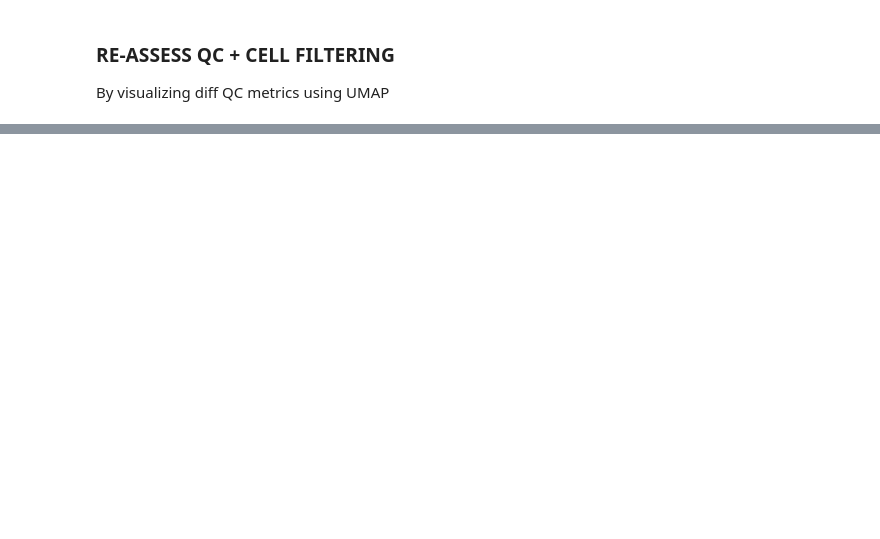
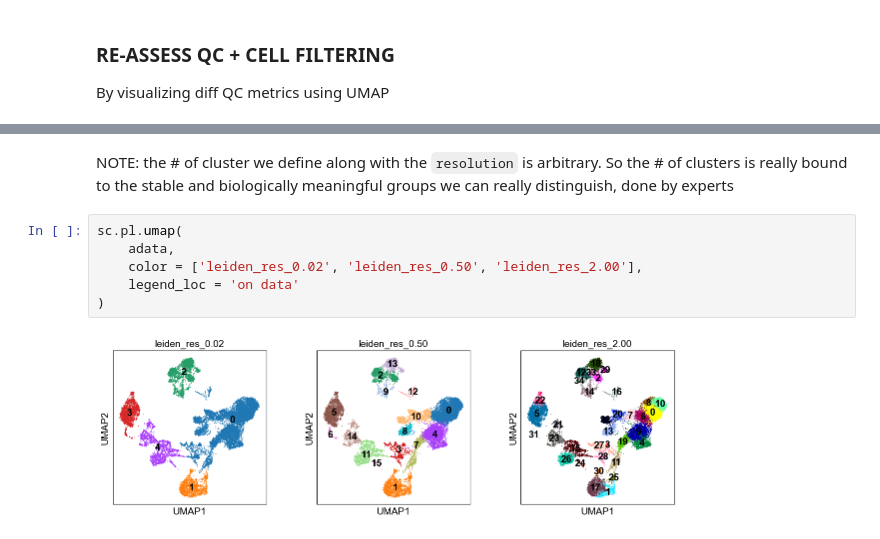
Before and after one commit to adamcatching/multiome-pipeline, a Jupyter notebook: src/TUTORIAL/TUTORIAL-scanpy.ipynb, the cells around one changed output, grey strips where cells are left out. Saved outputs shown, nothing was run; the diff lists cells and outputs as text; blank space fills up the shorter version.

```diff
--- a/src/TUTORIAL/TUTORIAL-scanpy.ipynb
+++ b/src/TUTORIAL/TUTORIAL-scanpy.ipynb
@@ -260,0 +283,10 @@ sc.pl.umap(
+# %% [markdown]
+NOTE: the # of cluster we define along with the `resolution` is arbitrary. So the # of clusters is really bound to the stable and biologically meaningful groups we can really distinguish, done by experts
+# %%
+sc.pl.umap(
+    adata,
+    color = ['leiden_res_0.02', 'leiden_res_0.50', 'leiden_res_2.00'],
+    legend_loc = 'on data'
+)
+# %% [output]
+[figure, added]
```
Also changed, not shown: parts of 22 cells of this notebook.
